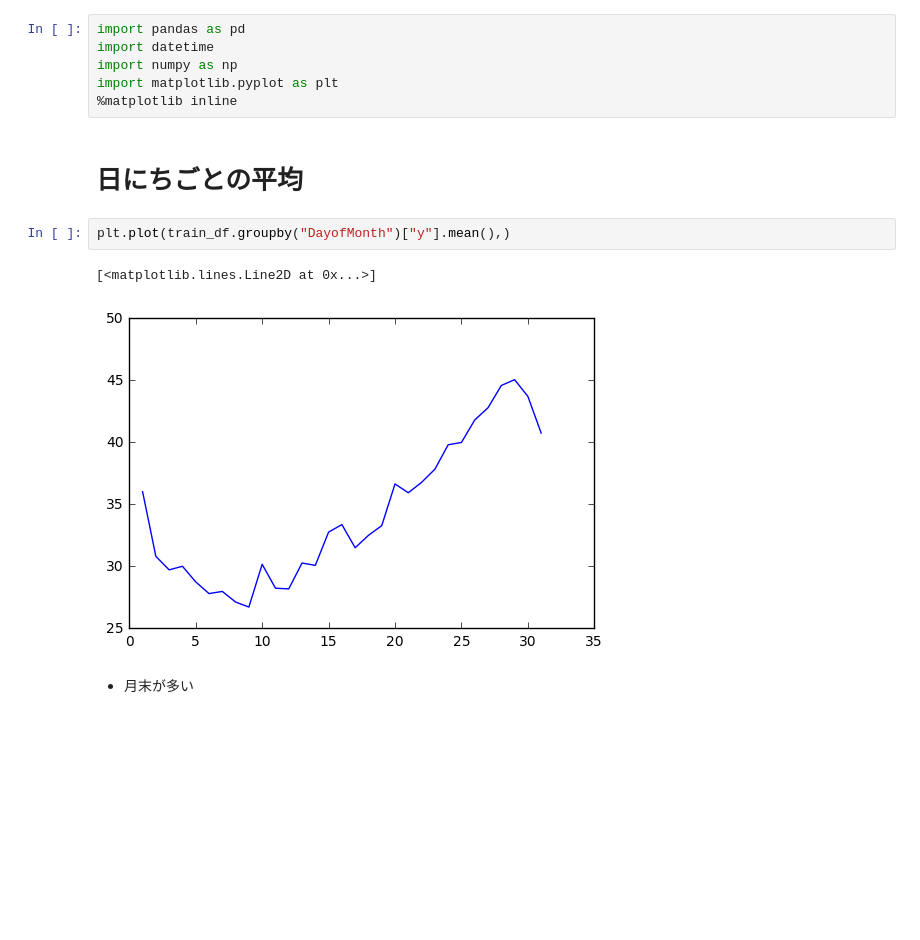
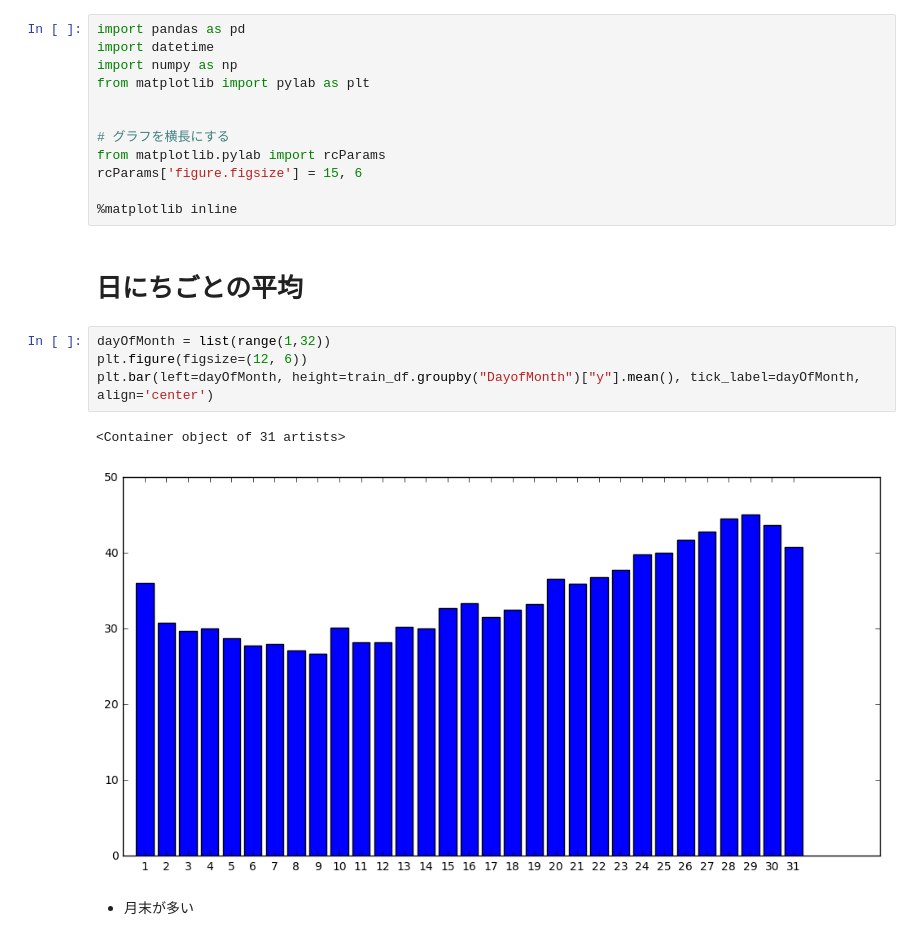
Before and after one commit to tacchan7412/gci2017_team12, a Jupyter notebook: notebooks/data_watching_koga.ipynb, the cells around one changed output. Saved outputs shown, nothing was run; the diff lists cells and outputs as text; blank space fills up the shorter version.

Commit message:
add data watching graph for presentation

```diff
--- a/notebooks/data_watching_koga.ipynb
+++ b/notebooks/data_watching_koga.ipynb
@@ -16,15 +12,23 @@ Index(['client', 'close', 'price_am', 'price_pm', 'Month', 'DayofMonth',
 import pandas as pd
 import datetime
 import numpy as np
-import matplotlib.pyplot as plt
+from matplotlib import pylab as plt
+
+
+# グラフを横長にする
+from matplotlib.pylab import rcParams
+rcParams['figure.figsize'] = 15, 6
+
 %matplotlib inline
 # %% [markdown]
 # 日にちごとの平均
-# %%
-plt.plot(train_df.groupby("DayofMonth")["y"].mean(),)
-# %% [output]
-[<matplotlib.lines.Line2D at 0x...>]
-[figure, removed]
+# %%
+dayOfMonth = list(range(1,32))
+plt.figure(figsize=(12, 6))
+plt.bar(left=dayOfMonth, height=train_df.groupby("DayofMonth")["y"].mean(), tick_label=dayOfMonth, align='center')
+# %% [output]
+<Container object of 31 artists>
+[figure, added]
 # %% [markdown]
 - 月末が多い
 # %% [markdown]
```
Also changed, not shown: parts of 11 cells of this notebook.
